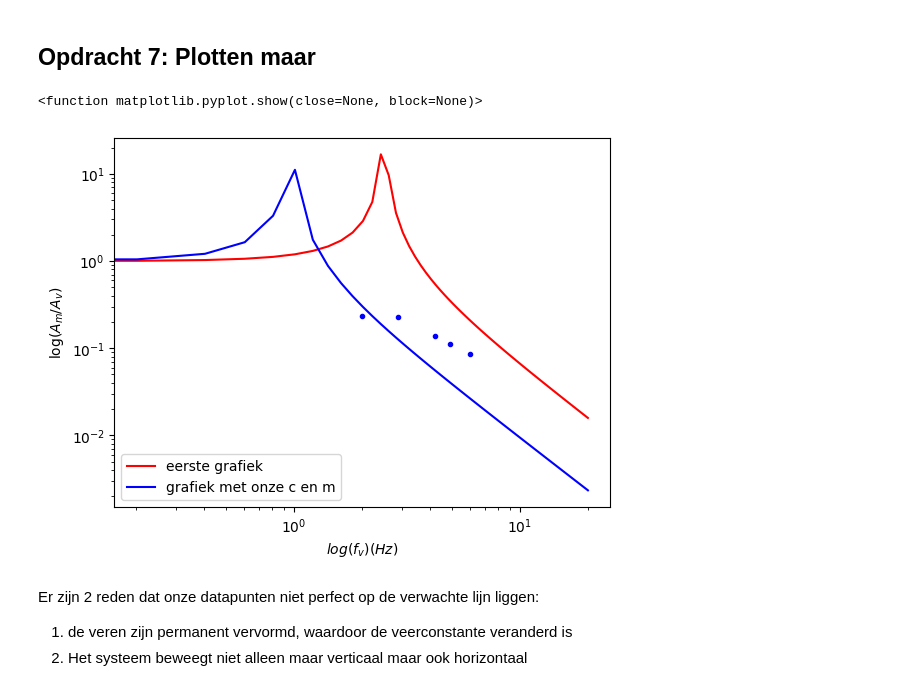
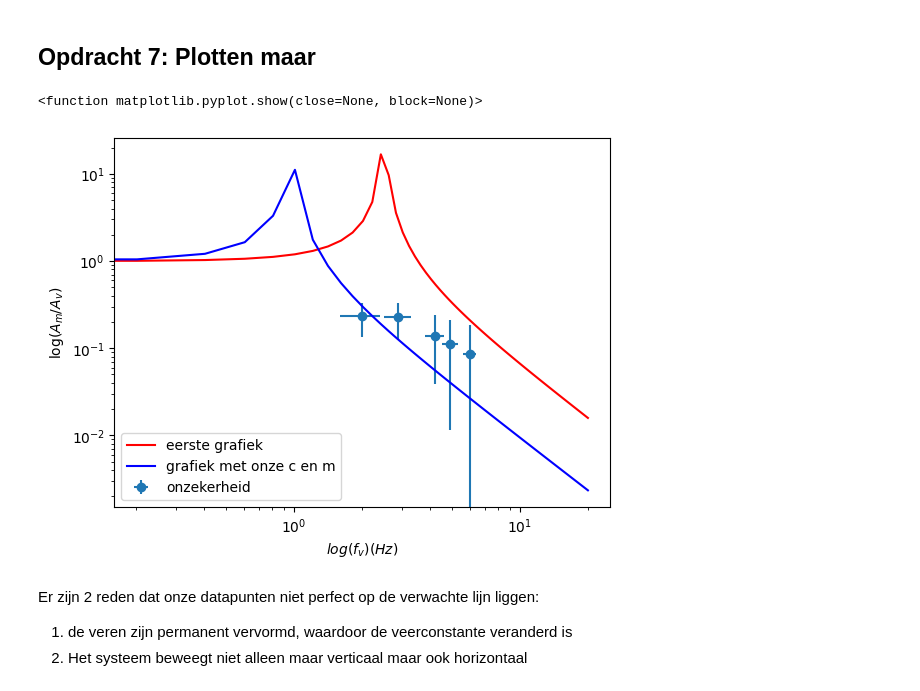
Before and after one commit to sralmulder-hash/opdrachten-DEF-D, a Jupyter notebook: FysiekeOntwerpopdrachten/5MaakEenOpstellingTrillingsvrij/Ontwerpopdracht5MaakEenOpstellingTrillingsvrijInvulTemplate.ipynb, the cells around one changed output. Saved outputs shown, nothing was run; the diff lists cells and outputs as text; code cells hidden in the pictures.

```diff
--- a/FysiekeOntwerpopdrachten/5MaakEenOpstellingTrillingsvrij/Ontwerpopdracht5MaakEenOpstellingTrillingsvrijInvulTemplate.ipynb
+++ b/FysiekeOntwerpopdrachten/5MaakEenOpstellingTrillingsvrij/Ontwerpopdracht5MaakEenOpstellingTrillingsvrijInvulTemplate.ipynb
@@ -162,32 +162,38 @@ plt.show
 # %%
 # Voeg hier je plots in.
 f_0 = w_0/(2*np.pi)
 
 freq = np.array([2.0, 2.9,4.2,4.9,6.0])
 Amp1 = np.array([0.30,0.84,5.98,6.01,6.31])
 Amp2 = np.array([0.07,0.19,0.83,0.67,0.54])
 Amp = Amp2/Amp1
-plt.show()
+u_amp = 0.1
+u_f = 0.4
 plt.plot(freq,Amp,".b")
+plt.errorbar(freq,Amp,xerr = u_f, yerr =u_amp,fmt="o",label="onzekerheid" )
+
 
 m = 19.7/1000    #kg
 F_v = m * g      #N
 u = (18.7-10.4)/100    #m
 c = F_v/u       #N/m
 massa = 0.252    #kg
 w_0 = np.sqrt(4*c/massa)
 A_n = np.abs(1/(1-((2*np.pi*f)**2/(w_0**2))))
+
+
+
 plt.figure
 plt.loglog(f,A,"r", label = "eerste grafiek")
 plt.loglog(f,A_n,"b", label = "grafiek met onze c en m")
 plt.legend()
 plt.xlabel("$log(f_v)(Hz)$")
 plt.ylabel("log($A_m/A_v)$")
 plt.savefig("grafiek2")
 plt.show
 # %% [output]
 <function matplotlib.pyplot.show(close=None, block=None)>
-[figure, old version]
+[figure, new version]
 # %% [markdown]
 Er zijn 2 reden dat onze datapunten niet perfect op de verwachte lijn liggen:
 1. de veren zijn permanent vervormd, waardoor de veerconstante veranderd is
```
Also changed, not shown: parts of 8 cells of this notebook, 3 other files.
